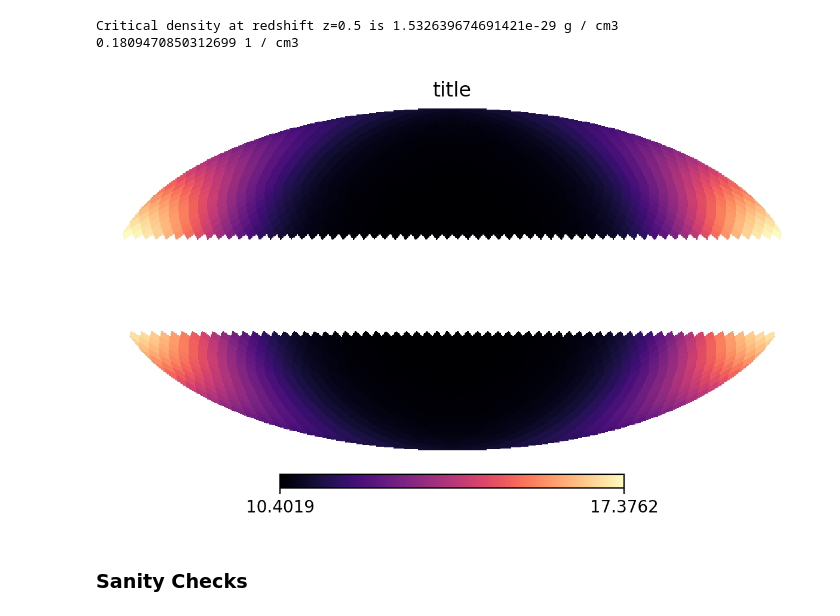
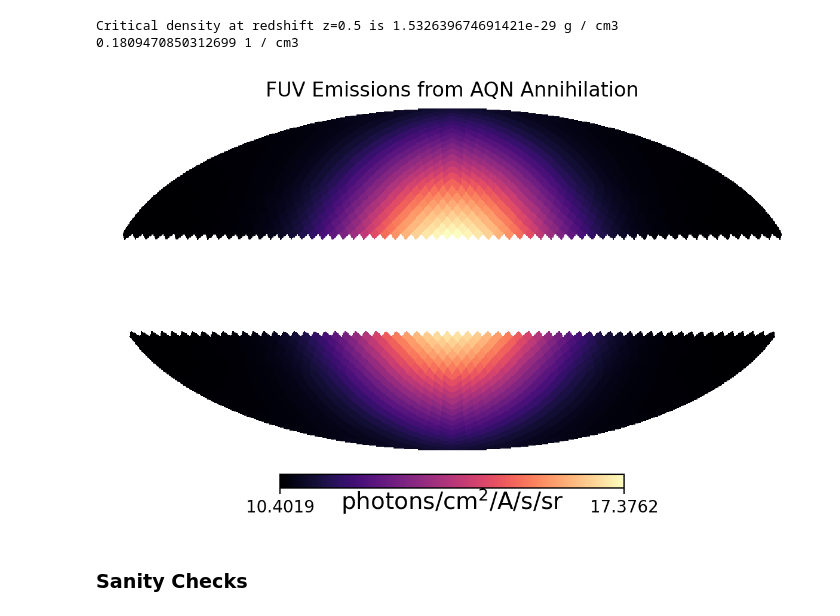
Before and after one commit to msekatchev/nugget_emissions_backup, a Jupyter notebook: AQN Emissivity MAIN.ipynb, the cells around one changed output. Saved outputs shown, nothing was run; the diff lists cells and outputs as text; code cells hidden in the pictures.

Commit message:
Created first skymaps

```diff
--- a/AQN Emissivity MAIN.ipynb
+++ b/AQN Emissivity MAIN.ipynb
@@ -801,15 +801,15 @@ dfdlambda = sum(func(n_cold,n_warm,n_warm_hot,n_hot, frequency_band)) / (4*np.pi
 dfdlambda[low_lat_filter] = 0
 # %%
 f1 = plt.figure(figsize=(6, 4), dpi=200)
-
-hp.mollview(np.log(dfdlambda), title="title", cmap='magma', fig=f1)
-plt.savefig("skymap_min_wavelength")
+# rotation in (lat, long, psi)
+hp.mollview(np.log(dfdlambda), title="FUV Emissions from AQN Annihilation", rot=(180,0,0),cmap='magma', fig=f1, unit="photons/cm$^2$/A/s/sr")
+plt.savefig("skymap_full_band.png")
 plt.show()
 # 23  24
 #flux_array[22] = -2.8750126140481806e-42
 #flux_array[25] = -2.8750126140481806e-42
 # %% [output]
-[figure, old version]
+[figure, new version]
 # %%
 def sum_epsilon(l_min,l_max,theta,phi,nu):
     dfdnu = sum(func(z_array, theta, phi, nu))
```
Also changed, not shown: parts of 2 cells of this notebook.
